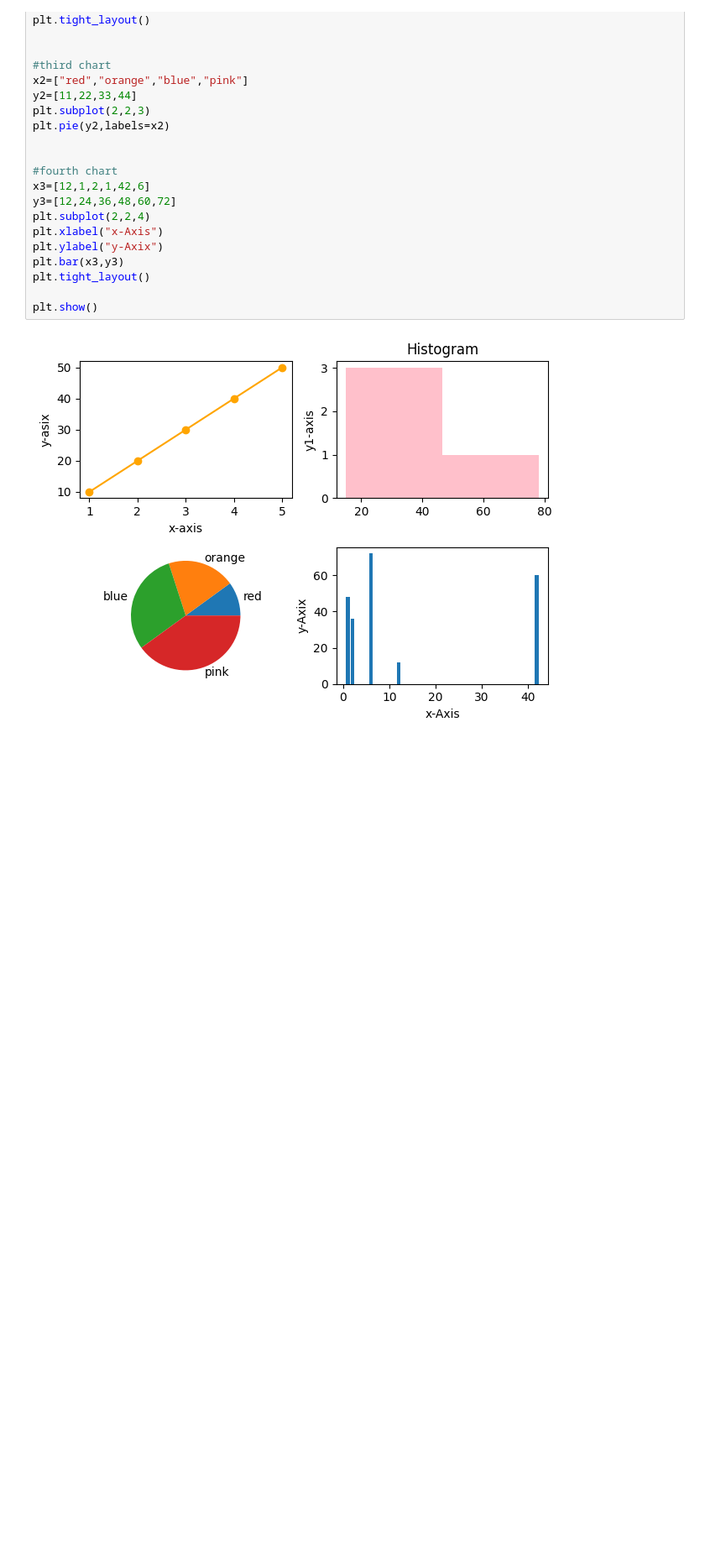
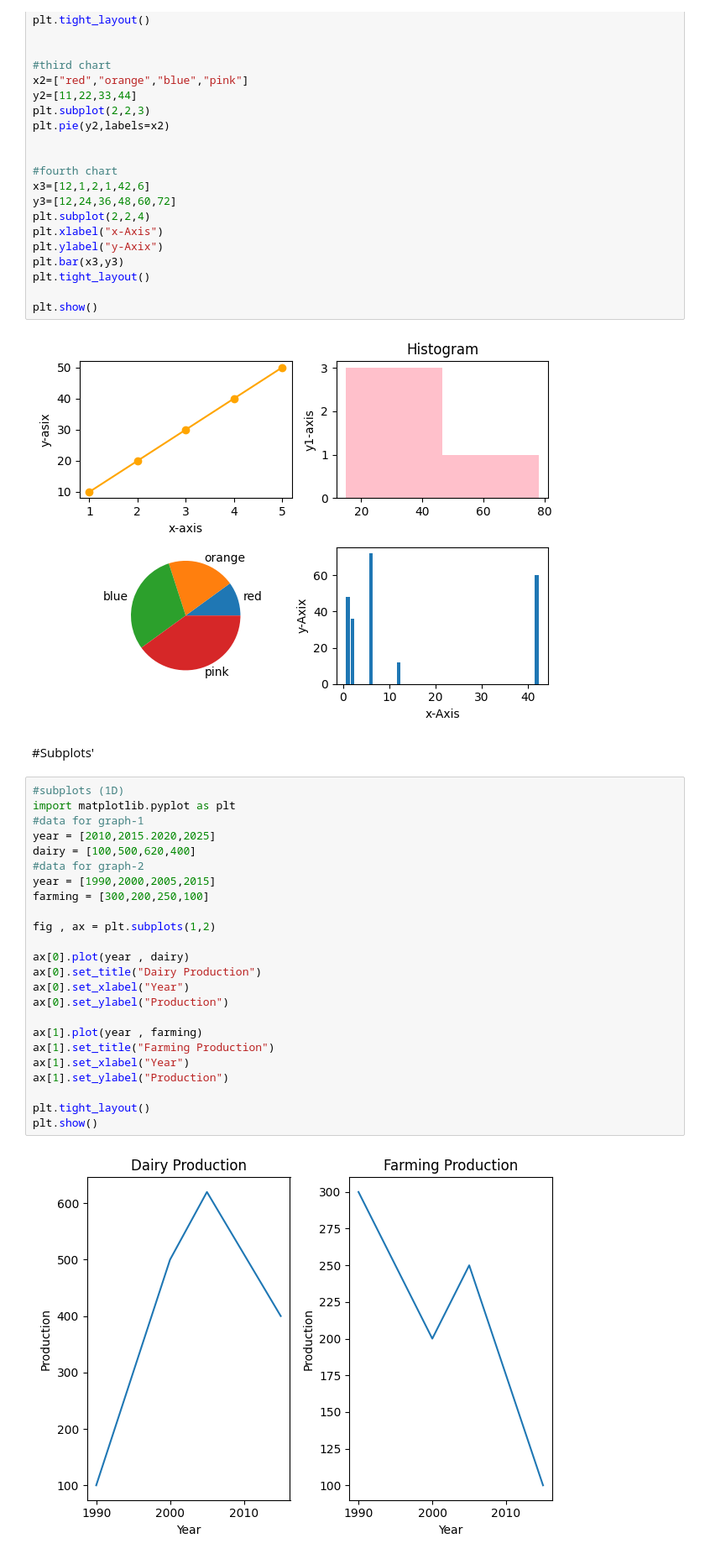
Before and after one commit to kunaldhabhai25-ctrl/Data-Science__45-Days, a Jupyter notebook: python(D-17).ipynb, the cells around one changed output. Shown at 84% size. Saved outputs shown, nothing was run; the diff lists cells and outputs as text; blank space fills up the shorter version.

```diff
--- a/python(D-17).ipynb
+++ b/python(D-17).ipynb
@@ -113,3 +113,31 @@ plt.tight_layout()
 plt.show()
 # %% [output]
 [figure]
+# %% [markdown]
+#Subplots'
+# %%
+#subplots (1D)
+import matplotlib.pyplot as plt
+#data for graph-1
+year = [2010,2015.2020,2025]
+dairy = [100,500,620,400]
+#data for graph-2
+year = [1990,2000,2005,2015]
+farming = [300,200,250,100]
+
+fig , ax = plt.subplots(1,2)
+
+ax[0].plot(year , dairy)
+ax[0].set_title("Dairy Production")
+ax[0].set_xlabel("Year")
+ax[0].set_ylabel("Production")
+
+ax[1].plot(year , farming)
+ax[1].set_title("Farming Production")
+ax[1].set_xlabel("Year")
+ax[1].set_ylabel("Production")
+
+plt.tight_layout()
+plt.show()
+# %% [output]
+[figure, added]
```
Also changed, not shown: parts of 1 cell of this notebook.
